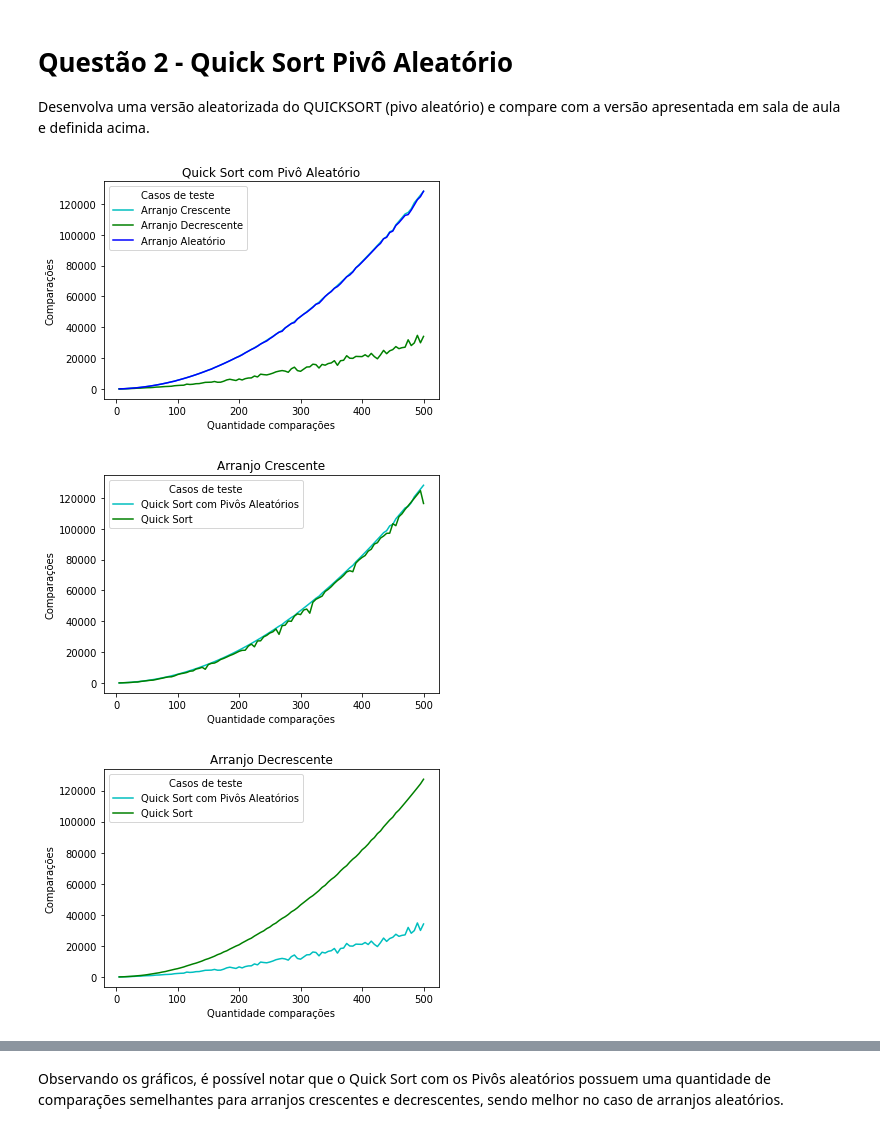
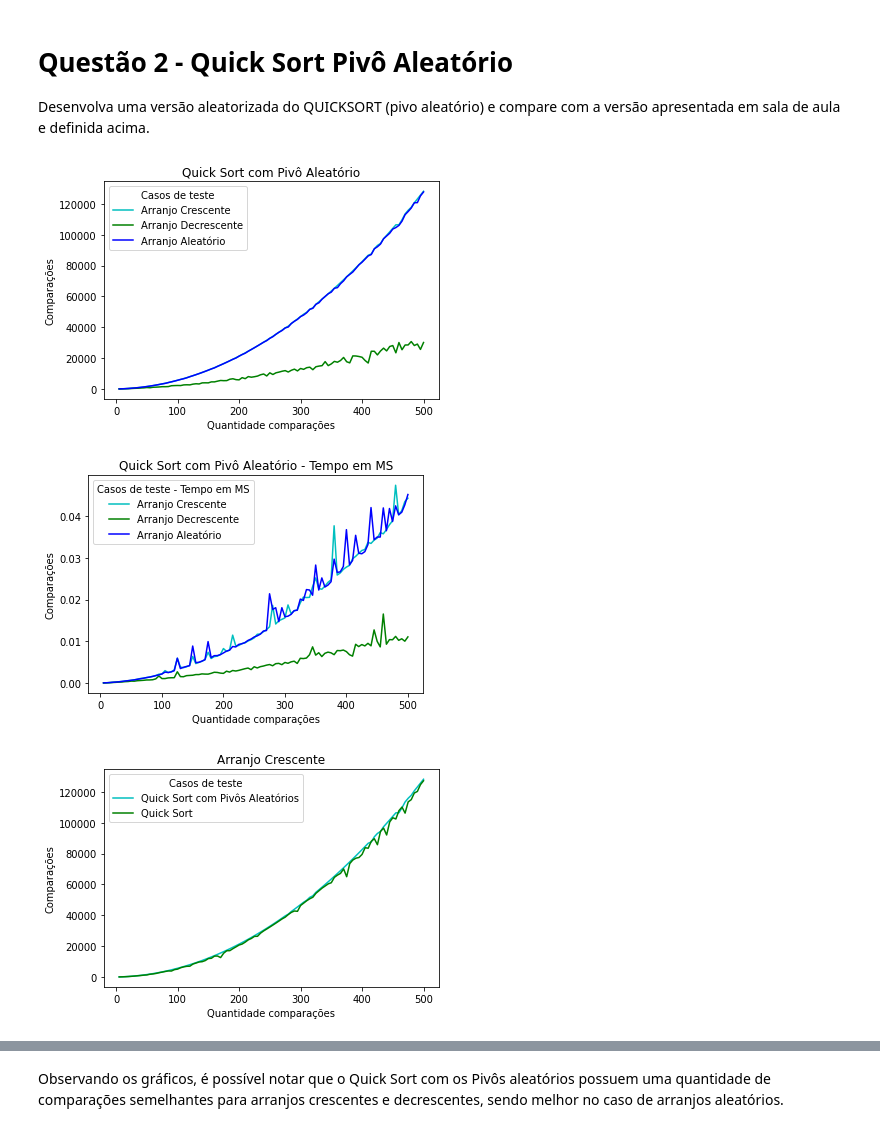
Before and after one commit to GustavoRFS/cpa-efc1, a Jupyter notebook: EFC1_GCC_253.ipynb, the cells around one changed output, grey strips where cells are left out. Cells and saved outputs as stored; diff of their text form; code cells hidden in the pictures.

```diff
--- a/EFC1_GCC_253.ipynb
+++ b/EFC1_GCC_253.ipynb
@@ -186,6 +198,7 @@ def build_max_heap(arranjo, tamanho_heap):
   return comparacoes
 # %%
 def heapSort(arranjo):
+  tempoInicial = time.time()
   comparacoes = 0
   n = len(arranjo)
   comparacoes +=  build_max_heap(arranjo, n)
@@ -196,7 +209,8 @@ def heapSort(arranjo):
       comparacoes += max_heapify(arranjo, i, 0)
   comparacoes += 1
 
-  return (arranjo,comparacoes)
+  tempoTotal =  time.time() - tempoInicial
+  return (arranjo,comparacoes,tempoTotal)
 # %% [markdown]
 ## Quick Sort
 
@@ -243,7 +257,11 @@ def quick_sort(arranjo, inicio, fim):
   return comparacoes
 # %%
 def quickSortA(arranjo):
-  return quick_sort(arranjo,0, len(arranjo) - 1)
+  tempoInicial = time.time()
+  comparacoes = quick_sort(arranjo,0, len(arranjo) - 1)
+
+  tempoTotal = time.time() - tempoInicial
+  return (comparacoes,tempoTotal)
 # %% [markdown]
 # Questões
 # %% [markdown]
@@ -713,6 +973,8 @@ Seguindo os gráficos gerados pelos algoritmos de ordenação a notação assint
 Desenvolva uma versão aleatorizada do QUICKSORT (pivo aleatório) e compare com a versão apresentada em sala de aula e definida acima.
 # %%
 def randomPivotQuickSort(arranjo, inicio, fim):
+  tempoInicial = time.time()
+
   comparacoes = 0
 
   comparacoes += 1
@@ -750,28 +1012,43 @@ def randomPivotQuickSort(arranjo, inicio, fim):
   comparacoes += randomPivotQuickSort(arranjo, inicio, anterior - 1)
   comparacoes += randomPivotQuickSort(arranjo, anterior + 1, fim)
 
+  tempoTotal = time.time() - tempoInicial
   return comparacoes
+# %%
+def randomPivotQuickSortA(arranjo):
+  tempoInicial = time.time()
+  comparacoes = randomPivotQuickSort(arranjo,0,len(arranjo) - 1)
+  tempoTotal = time.time() - tempoInicial
+
+  return (comparacoes,tempoTotal)
 # %%
 i = 5
 crescentesRandomPivotQS = {}
+crescentesRandomPivotQSTempo = {}
 decrescentesRandomPivotQS = {}
+decrescentesRandomPivotQSTempo = {}
 casosAleatoriosRandomPivotQS = {}
+casosAleatoriosRandomPivotQSTempo = {}
 
-crescentesQuickSort= {}
+crescentesQuickSort = {}
+crescentesQuickSortTempo = {}
 decrescentesQuickSort = {}
+decrescentesQuickSortTempo = {}
 casosAleatoriosQuickSort = {}
+casosAleatoriosQuickSortTempo = {}
+
 while i <= 500:
   arranjoAleatorio = np.random.randint(0,100000,i)
   arranjoCrescente = np.sort(arranjoAleatorio)
   arranjoDecrescente = arranjoCrescente[::-1]
 
-  casosAleatoriosRandomPivotQS[i] = randomPivotQuickSort(arranjoAleatorio,0,len(arranjoAleatorio) - 1)
-  crescentesRandomPivotQS[i] = randomPivotQuickSort(arranjoCrescente,0,len(arranjoAleatorio) - 1)
-  decrescentesRandomPivotQS[i] = randomPivotQuickSort(arranjoDecrescente,0,len(arranjoAleatorio) - 1)
+  casosAleatoriosRandomPivotQS[i],casosAleatoriosRandomPivotQSTempo[i] = randomPivotQuickSortA(arranjoAleatorio)
+  crescentesRandomPivotQS[i],crescentesRandomPivotQSTempo[i] = randomPivotQuickSortA(arranjoCrescente)
+  decrescentesRandomPivotQS[i],decrescentesRandomPivotQSTempo[i] = randomPivotQuickSortA(arranjoDecrescente)
 
-  casosAleatoriosQuickSort[i] = quickSortA(arranjoAleatorio)
-  crescentesQuickSort[i] = quickSortA(arranjoCrescente)
-  decrescentesQuickSort[i] = quickSortA(arranjoDecrescente)
+  casosAleatoriosQuickSort[i],casosAleatoriosQuickSortTempo[i] = quickSortA(arranjoAleatorio)
+  crescentesQuickSort[i],crescentesQuickSortTempo[i] = quickSortA(arranjoCrescente)
+  decrescentesQuickSort[i],decrescentesQuickSortTempo[i] = quickSortA(arranjoDecrescente)
 
   i += 5
 
@@ -781,33 +1058,66 @@ plt.plot(list(casosAleatoriosRandomPivotQS.keys()), list(casosAleatoriosRandomPi
 plt.xlabel("Quantidade comparações")
 plt.ylabel("Comparações")
 plt.legend(title="Casos de teste")
 plt.title("Quick Sort com Pivô Aleatório")
 plt.show()
 
+plt.plot(list(crescentesRandomPivotQSTempo.keys()), list(crescentesRandomPivotQSTempo.values()),label='Arranjo Crescente',color='c')
+plt.plot(list(decrescentesRandomPivotQSTempo.keys()), list(decrescentesRandomPivotQSTempo.values()),label='Arranjo Decrescente',color='g')
+plt.plot(list(casosAleatoriosRandomPivotQSTempo.keys()), list(casosAleatoriosRandomPivotQSTempo.values()),label='Arranjo Aleatório',color='b')
+plt.xlabel("Quantidade comparações")
+plt.ylabel("Comparações")
+plt.legend(title="Casos de teste - Tempo em MS")
+plt.title("Quick Sort com Pivô Aleatório - Tempo em MS")
+plt.show()
+
 plt.plot(list(crescentesRandomPivotQS.keys()), list(crescentesRandomPivotQS.values()),label='Quick Sort com Pivôs Aleatórios',color='c')
 plt.plot(list(crescentesQuickSort.keys()), list(crescentesQuickSort.values()),label='Quick Sort',color='g')
 plt.xlabel("Quantidade comparações")
 plt.ylabel("Comparações")
 plt.legend(title="Casos de teste")
 plt.title("Arranjo Crescente")
+plt.show()
+
+plt.plot(list(crescentesRandomPivotQSTempo.keys()), list(crescentesRandomPivotQSTempo.values()),label='Quick Sort com Pivôs Aleatórios',color='c')
+plt.plot(list(crescentesQuickSort.keys()), list(crescentesQuickSort.values()),label='Quick Sort',color='g')
+plt.xlabel("Quantidade comparações")
+plt.ylabel("Comparações")
+plt.legend(title="Casos de teste - Tempo em MS")
+plt.title("Arranjo Crescente - Tempo em MS")
 plt.show()
 
 plt.plot(list(decrescentesRandomPivotQS.keys()), list(decrescentesRandomPivotQS.values()),label='Quick Sort com Pivôs Aleatórios',color='c')
 plt.plot(list(decrescentesQuickSort.keys()), list(decrescentesQuickSort.values()),label='Quick Sort',color='g')
 plt.xlabel("Quantidade comparações")
 plt.ylabel("Comparações")
 plt.legend(title="Casos de teste")
 plt.title("Arranjo Decrescente")
 plt.show()
 
+plt.plot(list(decrescentesRandomPivotQSTempo.keys()), list(decrescentesRandomPivotQSTempo.values()),label='Quick Sort com Pivôs Aleatórios',color='c')
+plt.plot(list(decrescentesQuickSort.keys()), list(decrescentesQuickSort.values()),label='Quick Sort',color='g')
+plt.xlabel("Quantidade comparações")
+plt.ylabel("Comparações")
+plt.legend(title="Casos de teste - Tempo em MS")
+plt.title("Arranjo Decrescente - Tempo em MS")
+plt.show()
+
 plt.plot(list(casosAleatoriosRandomPivotQS.keys()), list(casosAleatoriosRandomPivotQS.values()),label='Quick Sort com Pivôs Aleatórios',color='c')
 plt.plot(list(casosAleatoriosQuickSort.keys()), list(decrescentesQuickSort.values()),label='Quick Sort',color='g')
 plt.xlabel("Quantidade comparações")
 plt.ylabel("Comparações")
 plt.legend(title="Casos de teste")
 plt.title("Arranjo Aleatório")
 plt.show()
+
+plt.plot(list(casosAleatoriosRandomPivotQSTempo.keys()), list(casosAleatoriosRandomPivotQSTempo.values()),label='Quick Sort com Pivôs Aleatórios',color='c')
+plt.plot(list(casosAleatoriosQuickSort.keys()), list(decrescentesQuickSort.values()),label='Quick Sort',color='g')
+plt.xlabel("Quantidade comparações")
+plt.ylabel("Comparações")
+plt.legend(title="Casos de teste - Tempo em MS")
+plt.title("Arranjo Aleatório - Tempo em MS ")
+plt.show()
 # %% [output]
-[figure, old version]
+[figure, new version]
-[figure, old version]
+[figure, new version]
-[figure, old version]
+[figure, new version]
```
Also changed, not shown: parts of 36 cells of this notebook.
